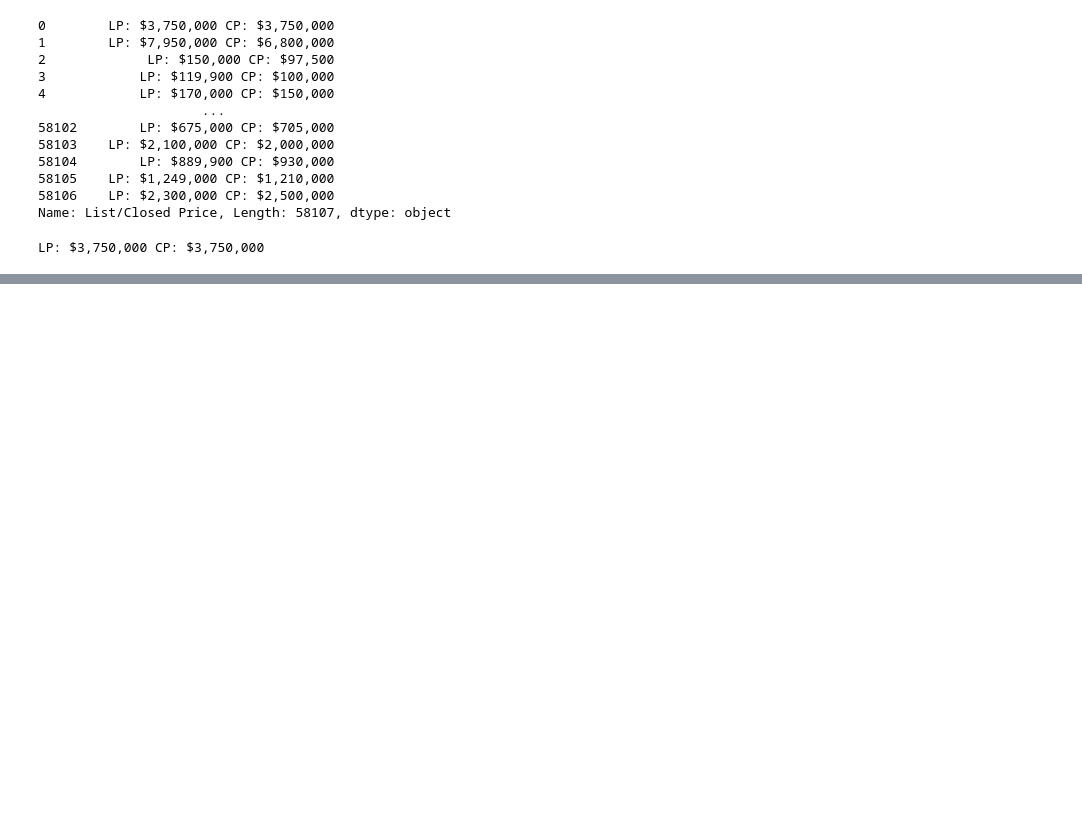
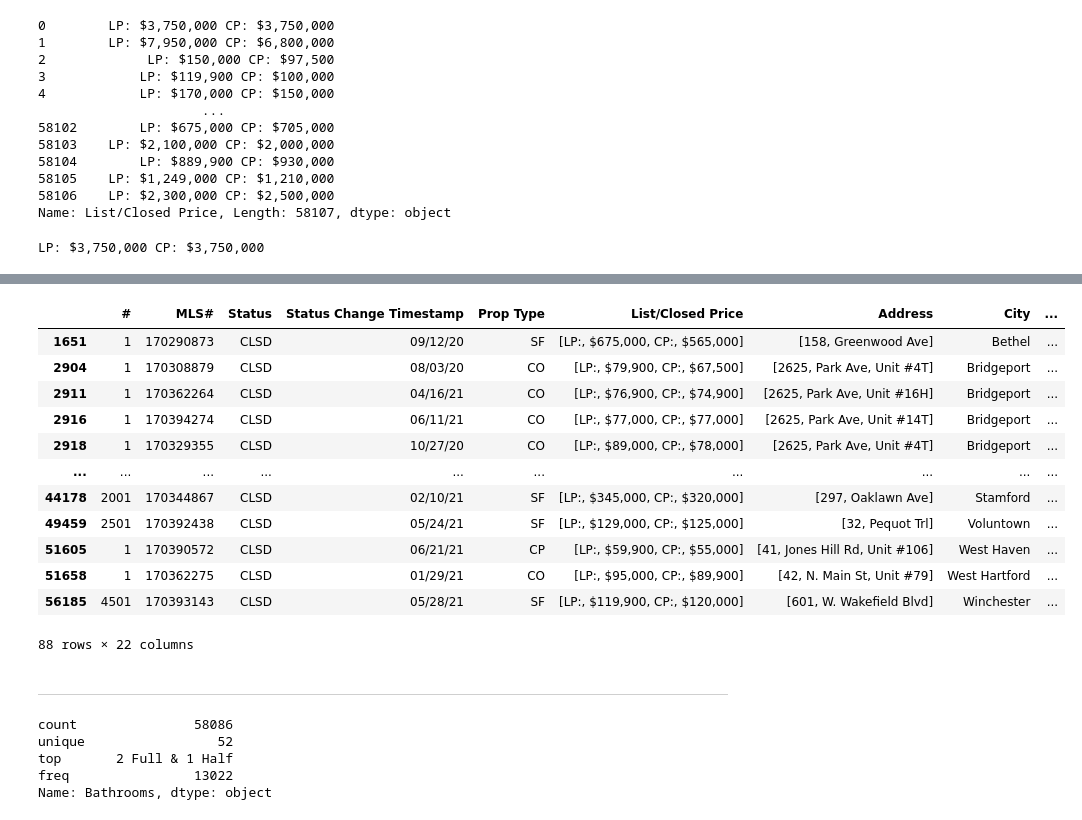
Before and after one commit to stevepereira91/Springboard-Coursework, a Jupyter notebook: Data Wrangling notebook.ipynb, the cells around one changed output, grey strips where cells are left out. Drawn from its saved outputs; the diff is of its cells as text; code cells hidden in the pictures; blank space fills up the shorter version.

```diff
--- a/Data Wrangling notebook.ipynb
+++ b/Data Wrangling notebook.ipynb
@@ -307,0 +460,3 @@ data_merged.head()
+# %%
+data_merged.drop([13781],inplace=True)                    #### Remove sqft == 99999
+data_merged.drop([42943],inplace=True)
@@ -307,0 +492,4 @@ data_merged.head()
+# %%
+data_merged['Sq Ft Est Heated Above Grade'] = data_merged['Sq Ft Est Heated Above Grade'].str.replace(',','')
+# %%
+data_merged['Sq Ft Est Heated Above Grade'] = pd.to_numeric(data_merged['Sq Ft Est Heated Above Grade'])
@@ -307,0 +574,3 @@ data_merged.head()
+# %%
+data_merged.drop([14307],inplace=True)                    #### Remove sqft == 99
+data_merged.drop([14308],inplace=True)
@@ -307,0 +610,18 @@ data_merged.head()
+# %%
+data_merged[data_merged['Beds Total']==0]
+# %% [output]
+|  | # | MLS# | Status | Status Change Timestamp | Prop Type | List/Closed Price | Address | City | ... |
+| 1651 | 1 | 170290873 | CLSD | 09/12/20 | SF | [LP:, $675,000, CP:, $565,000] | [158, Greenwood Ave] | Bethel | ... |
+| 2904 | 1 | 170308879 | CLSD | 08/03/20 | CO | [LP:, $79,900, CP:, $67,500] | [2625, Park Ave, Unit #4T] | Bridgeport | ... |
+| 2911 | 1 | 170362264 | CLSD | 04/16/21 | CO | [LP:, $76,900, CP:, $74,900] | [2625, Park Ave, Unit #16H] | Bridgeport | ... |
+| 2916 | 1 | 170394274 | CLSD | 06/11/21 | CO | [LP:, $77,000, CP:, $77,000] | [2625, Park Ave, Unit #14T] | Bridgeport | ... |
+| 2918 | 1 | 170329355 | CLSD | 10/27/20 | CO | [LP:, $89,000, CP:, $78,000] | [2625, Park Ave, Unit #4T] | Bridgeport | ... |
+| ... | ... | ... | ... | ... | ... | ... | ... | ... | ... |
+| 44178 | 2001 | 170344867 | CLSD | 02/10/21 | SF | [LP:, $345,000, CP:, $320,000] | [297, Oaklawn Ave] | Stamford | ... |
+| 49459 | 2501 | 170392438 | CLSD | 05/24/21 | SF | [LP:, $129,000, CP:, $125,000] | [32, Pequot Trl] | Voluntown | ... |
+| 51605 | 1 | 170390572 | CLSD | 06/21/21 | CP | [LP:, $59,900, CP:, $55,000] | [41, Jones Hill Rd, Unit #106] | West Haven | ... |
+| 51658 | 1 | 170362275 | CLSD | 01/29/21 | CO | [LP:, $95,000, CP:, $89,900] | [42, N. Main St, Unit #79] | West Hartford | ... |
+| 56185 | 4501 | 170393143 | CLSD | 05/28/21 | SF | [LP:, $119,900, CP:, $120,000] | [601, W. Wakefield Blvd] | Winchester | ... |
+88 rows × 22 columns
+# %% [markdown]
+--------------------------------------------------------------------------------------------------------------------
@@ -307,0 +630,8 @@ data_merged.head()
+# %%
+data_merged['Bathrooms'].describe()
+# %% [output]
+count               58086
+unique                 52
+top       2 Full & 1 Half
+freq                13022
+Name: Bathrooms, dtype: object
```
Also changed, not shown: parts of 97 cells of this notebook.
